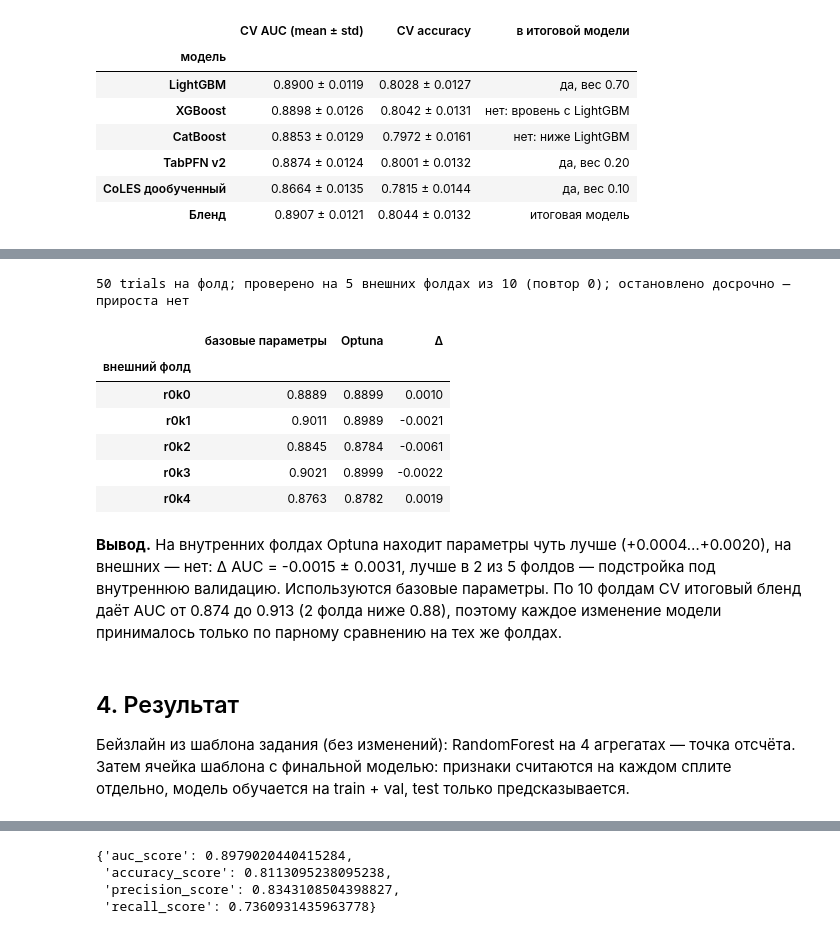
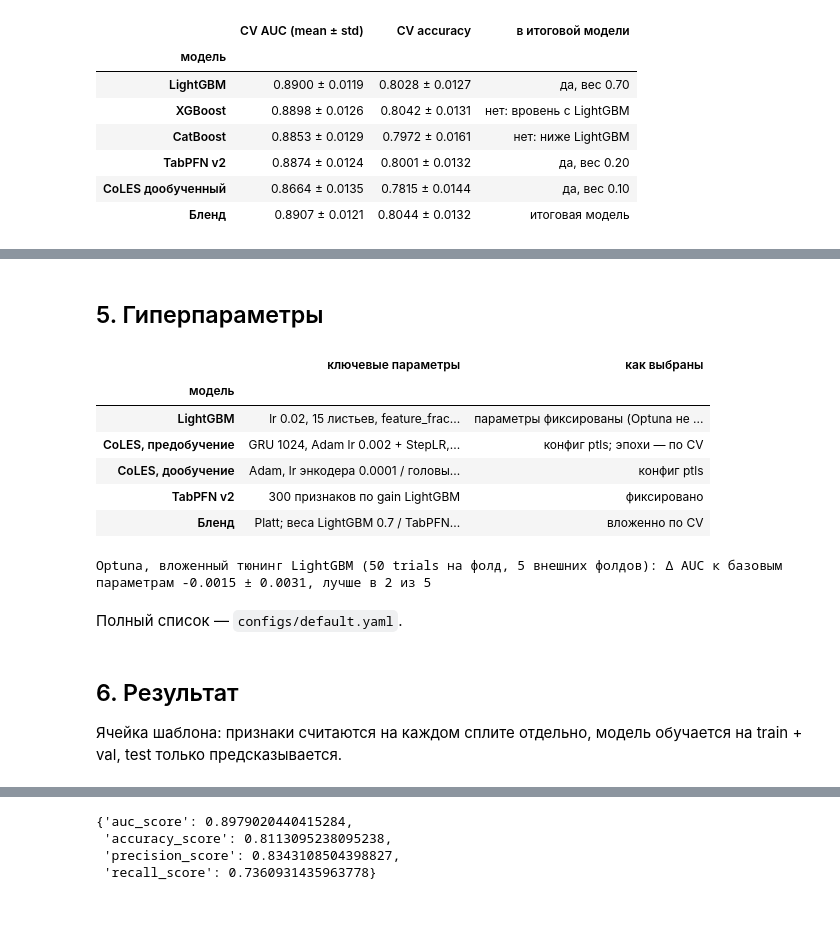
Before and after one commit to Eltralo/gender-prediction, a Jupyter notebook: notebooks/pred_gen_tr.ipynb, the cells around one changed output, grey strips where cells are left out. Drawn from its saved outputs; the diff is of its cells as text; code cells hidden in the pictures.

Commit message:
Ноутбук: финальная структура — EDA, фича-инжиниринг, бейзлайн, модели, гиперпараметры, результат, выводы

```diff
--- a/notebooks/pred_gen_tr.ipynb
+++ b/notebooks/pred_gen_tr.ipynb
@@ -206,3 +105,0 @@ test по агрегатам без меток (5 фолдов; посчитан
-# %%
-adv = json.loads(Path("results/adversarial_validation.json").read_text())
-print(f"train ({adv['n_a']}) vs test ({adv['n_b']}): AUC = {adv['auc']:.3f} ± {adv['auc_std']:.3f}")
@@ -436,7 +260,0 @@ Encoder(
-# %%
-model_dir = ctx.artifacts / "model"
-if (model_dir / "model.json").exists():
-    blend = cv.GenderModel.load(model_dir, cfg, ctx.device, ctx.seqs).blend_
-    display(blend.describe(cfg["blend"]["components"]).round(4))
-else:
-    print("модель ещё не обучена: при RETRAIN = True она появится после ячейки шаблона в разделе 4")
@@ -450,27 +261,26 @@ else:
-# %%
-hp = json.loads(Path("results/hyperparameter_search.json").read_text())
-print(f"{hp['n_trials']} trials на фолд; {hp['outer_folds_note']}")
-pd.DataFrame({"базовые параметры": hp["outer_auc_base"], "Optuna": hp["outer_auc_optuna"]},
-             index=pd.Index(hp["outer_folds"], name="внешний фолд")).assign(
-    **{"Δ": lambda d: d["Optuna"] - d["базовые параметры"]}).round(4)
-# %% [output]
-50 trials на фолд; проверено на 5 внешних фолдах из 10 (повтор 0); остановлено досрочно — прироста нет
-|  | базовые параметры | Optuna | Δ |
-| внешний фолд |  |  |  |
-| r0k0 | 0.8889 | 0.8899 | 0.0010 |
-| r0k1 | 0.9011 | 0.8989 | -0.0021 |
-| r0k2 | 0.8845 | 0.8784 | -0.0061 |
-| r0k3 | 0.9021 | 0.8999 | -0.0022 |
-| r0k4 | 0.8763 | 0.8782 | 0.0019 |
-# %% [markdown]
-**Вывод.** На внутренних фолдах Optuna находит параметры чуть лучше (+0.0004…+0.0020),
-на внешних — нет: Δ AUC = -0.0015 ± 0.0031, лучше в 2 из 5
-фолдов — подстройка под внутреннюю валидацию. Используются базовые параметры. По 10 фолдам CV итоговый бленд
-даёт AUC от 0.874 до 0.913 (2 фолда ниже 0.88), поэтому каждое
-изменение модели принималось только по парному сравнению на тех же фолдах.
+# %% [markdown]
+## 5. Гиперпараметры
+# %%
+model_dir = ctx.artifacts / "model"
+final = cv.GenderModel.load(model_dir, cfg, ctx.device, ctx.seqs) if (model_dir / "model.json").exists() else None
+with pd.option_context("display.max_colwidth", None):
+    display(cv.hyperparameter_summary(cfg, n_trees=final.gbm_[0].num_trees() if final else None))
+hp = json.loads(Path("results/hyperparameter_search.json").read_text())
+print(f"Optuna, вложенный тюнинг LightGBM ({hp['n_trials']} trials на фолд, {hp['n_folds']} внешних фолдов): "
+      f"Δ AUC к базовым параметрам {hp['delta_mean']:+.4f} ± {hp['delta_std']:.4f}, лучше в {hp['folds_better']} из {hp['n_folds']}")
+# %% [output]
+|  | ключевые параметры | как выбраны |
+| модель |  |  |
+| LightGBM | lr 0.02, 15 листьев, feature_frac... | параметры фиксированы (Optuna не ... |
+| CoLES, предобучение | GRU 1024, Adam lr 0.002 + StepLR,... | конфиг ptls; эпохи — по CV |
+| CoLES, дообучение | Adam, lr энкодера 0.0001 / головы... | конфиг ptls |
+| TabPFN v2 | 300 признаков по gain LightGBM | фиксировано |
+| Бленд | Platt; веса LightGBM 0.7 / TabPFN... | вложенно по CV |
+Optuna, вложенный тюнинг LightGBM (50 trials на фолд, 5 внешних фолдов): Δ AUC к базовым параметрам -0.0015 ± 0.0031, лучше в 2 из 5
+# %% [markdown]
+Полный список — `configs/default.yaml`.
 # %% [markdown]
-## 4. Результат
+## 6. Результат
 
-Бейзлайн из шаблона задания (без изменений): RandomForest на 4 агрегатах — точка отсчёта. Затем ячейка
-шаблона с финальной моделью: признаки
-считаются на каждом сплите отдельно, модель обучается на train + val, test только предсказывается.
+Ячейка шаблона: признаки считаются на каждом сплите отдельно, модель обучается на train + val, test только
+предсказывается.
```
Also changed, not shown: parts of 45 cells of this notebook, 1 other file.
